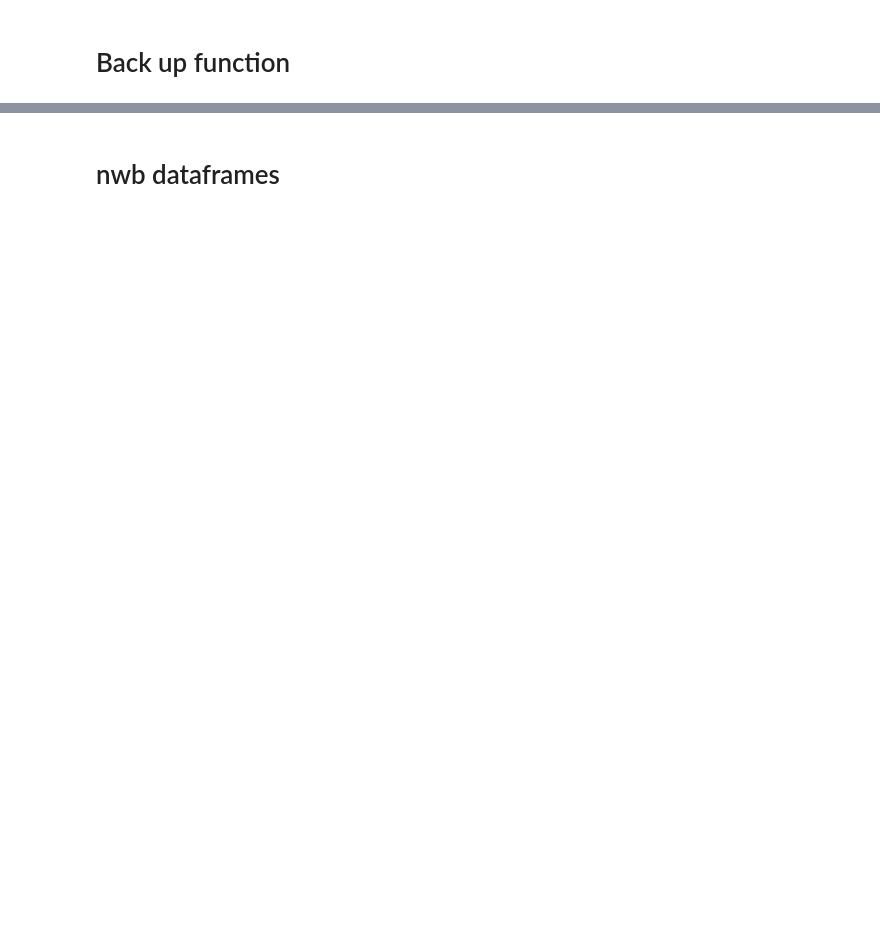
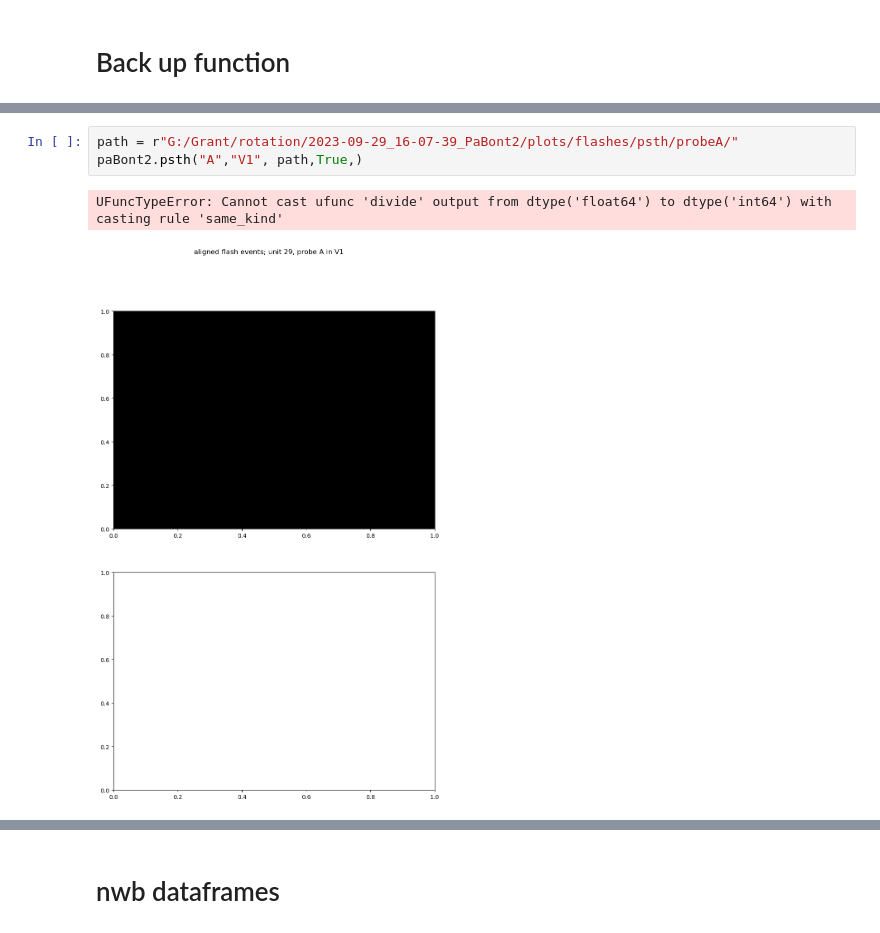
Before and after one commit to granthughes1999/nwb, a Jupyter notebook: Rotation_files/paBoNT2_analysis_grant.ipynb, the cells around one changed output, grey strips where cells are left out. Cells and saved outputs as stored; diff of their text form; blank space fills up the shorter version.

```diff
--- a/Rotation_files/paBoNT2_analysis_grant.ipynb
+++ b/Rotation_files/paBoNT2_analysis_grant.ipynb
@@ -886,0 +1507,6 @@ paBont2 = Eopn3_Ephys(nwb_path)
+# %%
+path = r"G:/Grant/rotation/2023-09-29_16-07-39_PaBont2/plots/flashes/psth/probeA/"
+paBont2.psth("A","V1", path,True,)
+# %% [output]
+UFuncTypeError: Cannot cast ufunc 'divide' output from dtype('float64') to dtype('int64') with casting rule 'same_kind'
+[figure, added]
```
Also changed, not shown: parts of 19 cells of this notebook, 5 other files.
